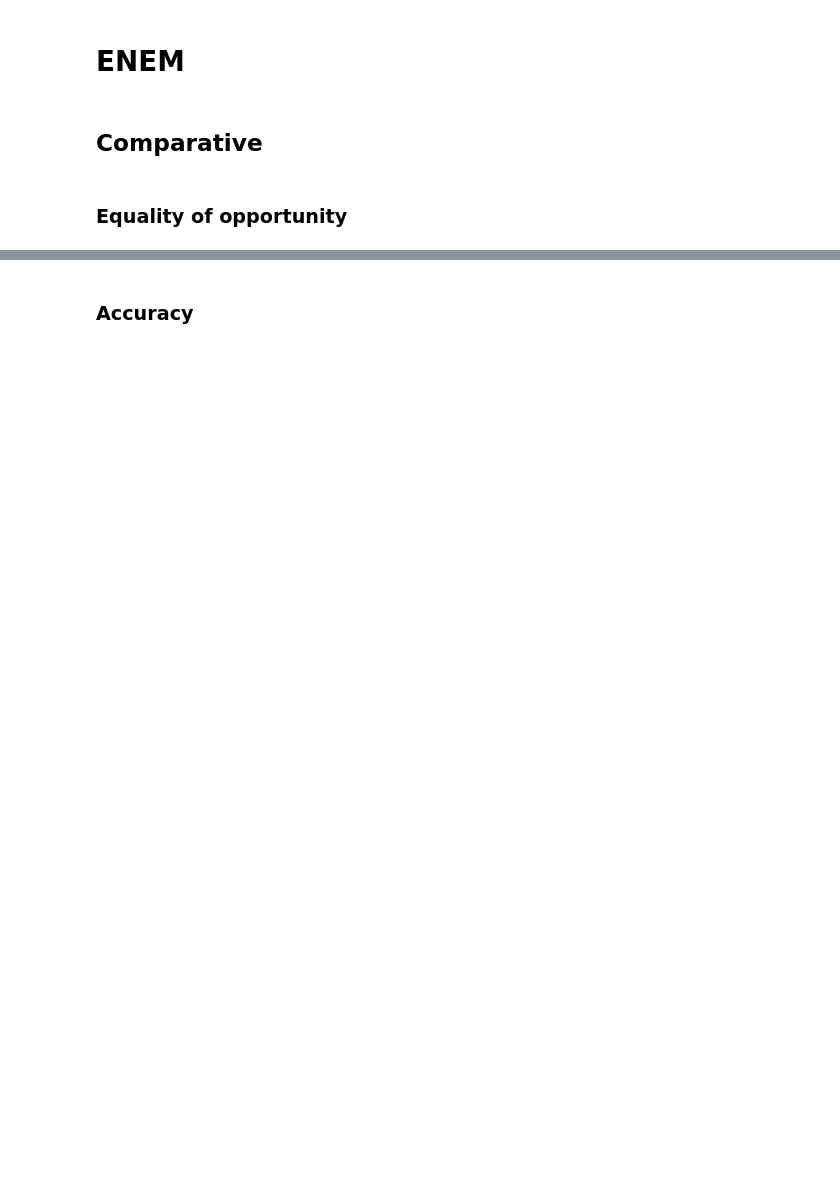
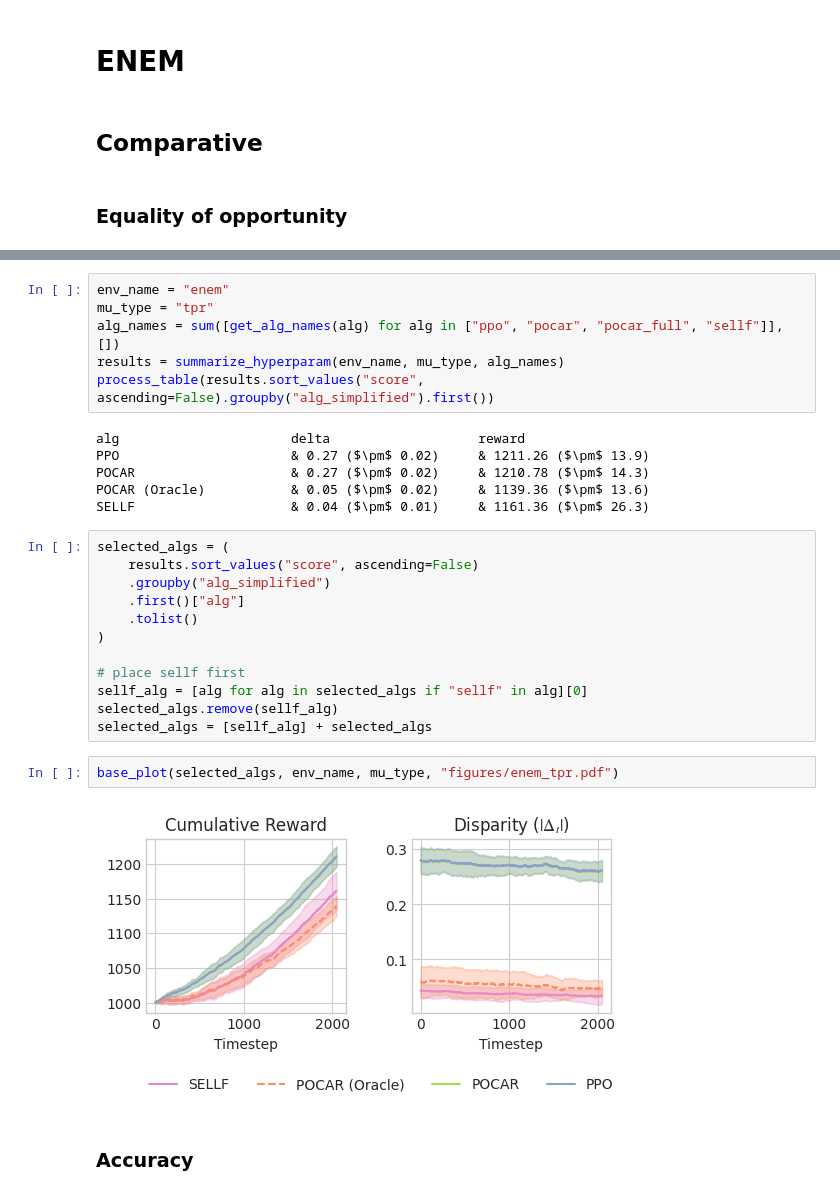
Before and after one commit to hiaac-finance/sellf, a Jupyter notebook: lending_experiment/figures.ipynb, the cells around one changed output, grey strips where cells are left out. Cells and saved outputs as stored; diff of their text form; blank space fills up the shorter version.

```diff
--- a/lending_experiment/figures.ipynb
+++ b/lending_experiment/figures.ipynb
@@ -838,2 +755,30 @@ results.sort_values("score", ascending=False).groupby("alg_simplified").first()
+# %%
+env_name = "enem"
+mu_type = "tpr"
+alg_names = sum([get_alg_names(alg) for alg in ["ppo", "pocar", "pocar_full", "sellf"]], [])
+results = summarize_hyperparam(env_name, mu_type, alg_names)
+process_table(results.sort_values("score", ascending=False).groupby("alg_simplified").first())
+# %% [output]
+alg                      delta                   reward
+PPO                      & 0.27 ($\pm$ 0.02)     & 1211.26 ($\pm$ 13.9)
+POCAR                    & 0.27 ($\pm$ 0.02)     & 1210.78 ($\pm$ 14.3)
+POCAR (Oracle)           & 0.05 ($\pm$ 0.02)     & 1139.36 ($\pm$ 13.6)
+SELLF                    & 0.04 ($\pm$ 0.01)     & 1161.36 ($\pm$ 26.3)
+# %%
+selected_algs = (
+    results.sort_values("score", ascending=False)
+    .groupby("alg_simplified")
+    .first()["alg"]
+    .tolist()
+)
+
+# place sellf first
+sellf_alg = [alg for alg in selected_algs if "sellf" in alg][0]
+selected_algs.remove(sellf_alg)
+selected_algs = [sellf_alg] + selected_algs
+# %%
+base_plot(selected_algs, env_name, mu_type, "figures/enem_tpr.pdf")
+# %% [output]
+[figure, added]
 # %% [markdown]
 ### Accuracy
```
Also changed, not shown: parts of 31 cells of this notebook, 3 other files.
